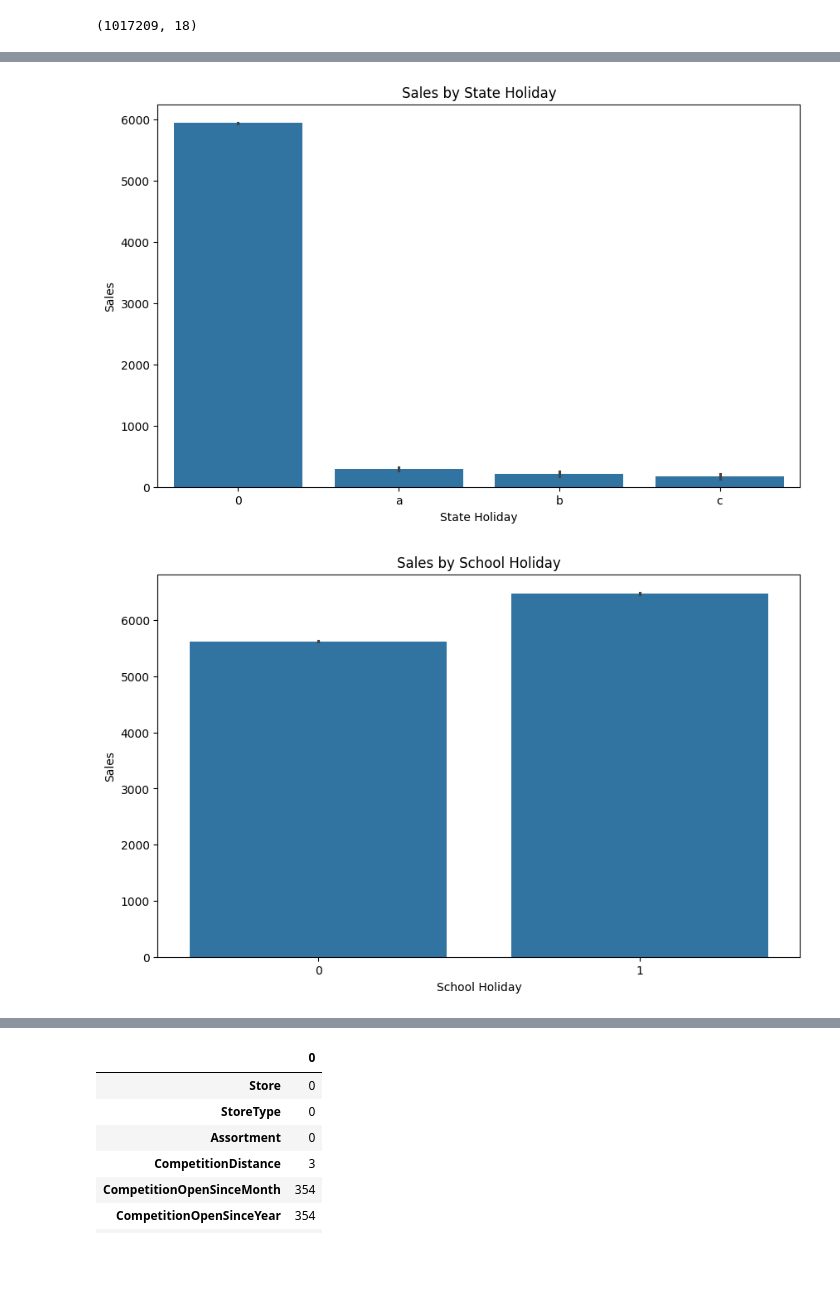
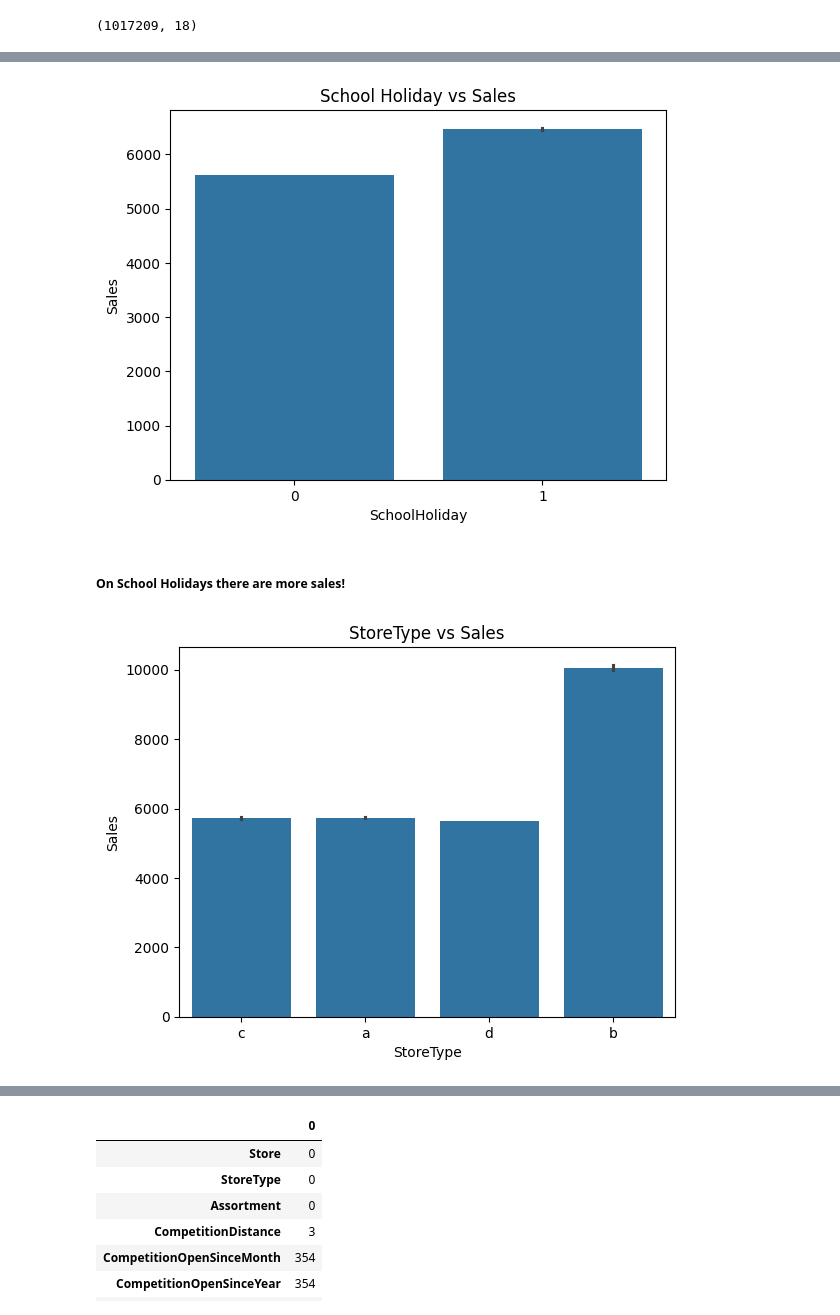
Before and after one commit to Nmn99/Advance-Regression, a Jupyter notebook: rossman_sales_prediction.ipynb, the cells around one changed output, grey strips where cells are left out. Cells and saved outputs as stored; diff of their text form; code cells hidden in the pictures; blank space fills up the shorter version.

```diff
--- a/rossman_sales_prediction.ipynb
+++ b/rossman_sales_prediction.ipynb
@@ -141,16 +125,0 @@ plt.show()
-# %%
-# prompt: plot sales with respect to day of the week in different colurs
-
-# Convert 'Date' column to datetime objects
-combined_data['Date'] = pd.to_datetime(combined_data['Date'])
-
-# Extract the day of the week (0=Monday, 6=Sunday)
-combined_data['DayOfWeek'] = combined_data['Date'].dt.dayofweek
-
-# Create the plot
-plt.figure(figsize=(12, 6))
-sns.barplot(x='DayOfWeek', y='Sales', data=combined_data, palette='viridis')
-plt.title('Sales by Day of the Week')
-plt.xlabel('Day of the Week (0=Monday, 6=Sunday)')
-plt.ylabel('Sales')
-plt.show()
@@ -161,0 +152,8 @@ Passing `palette` without assigning `hue` is deprecated and will be removed in v
+# %%
+# extracting year and month from Date
+combined_data['Year']  = combined_data['Date'].apply(lambda x: int(str(x)[:4]))
+combined_data['Month'] = combined_data['Date'].apply(lambda x: int(str(x)[5:7]))
+
+# Sales with respect to year
+sns.barplot(x='Year', y='Sales', data=combined_data).set(title='Year vs Sales')
+plt.show()
@@ -173,0 +180,7 @@ plt.show()
+# %%
+# StateHoliday column has values 0 & "0", So, we need to change values with 0 to "0"
+combined_data["StateHoliday"].loc[combined_data["StateHoliday"] == 0] = "0"
+
+# Sales with respect to State Holiday
+sns.barplot(x='StateHoliday', y='Sales', data=combined_data).set(title='State Holiday vs Sales')
+plt.show()
@@ -174,24 +199,14 @@ plt.show()
 # %%
-# prompt: plot sales with respect to state holiday
-
-# Plotting sales with respect to state holiday
-plt.figure(figsize=(10, 6))
-sns.barplot(x='StateHoliday', y='Sales', data=combined_data)
-plt.title('Sales by State Holiday')
-plt.xlabel('State Holiday')
-plt.ylabel('Sales')
+# Sales with respect to School Holiday
+sns.barplot(x='SchoolHoliday', y='Sales', data=combined_data).set(title='School Holiday vs Sales')
 plt.show()
 # %% [output]
-[figure, old version]
+[figure, new version]
+# %% [markdown]
+##### On School Holidays there are more sales!
 # %%
-# prompt: plot sales and school holiday
-
-# Plotting sales with respect to school holiday
-plt.figure(figsize=(10, 6))
-sns.barplot(x='SchoolHoliday', y='Sales', data=combined_data)
-plt.title('Sales by School Holiday')
-plt.xlabel('School Holiday')
-plt.ylabel('Sales')
+# Sales with respect to StoreType
+sns.barplot(x='StoreType', y='Sales', data=combined_data).set(title='StoreType vs Sales')
 plt.show()
 # %% [output]
-[figure, old version]
+[figure, new version]
```
Also changed, not shown: parts of 105 cells of this notebook.
